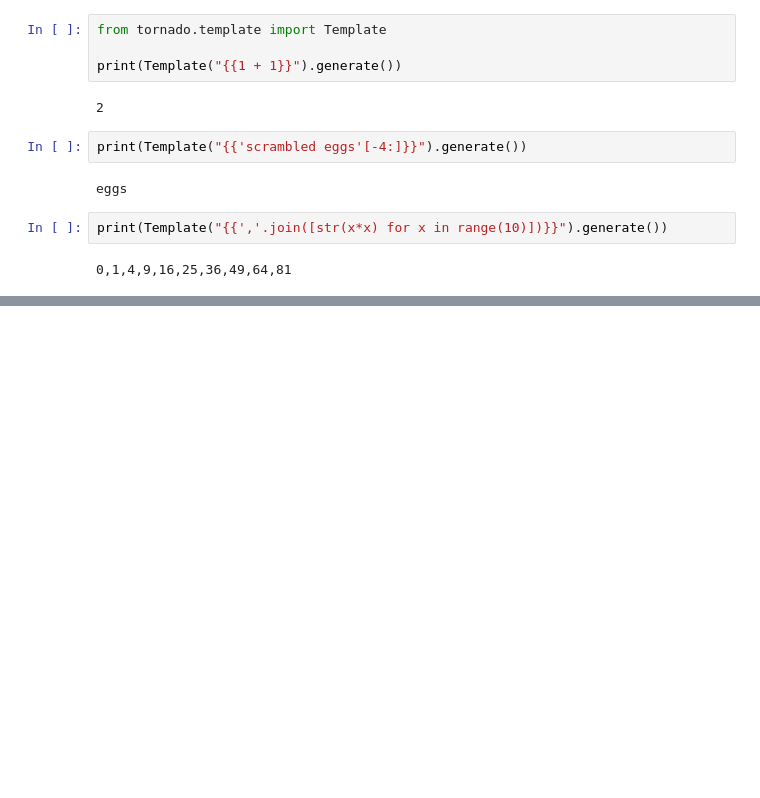
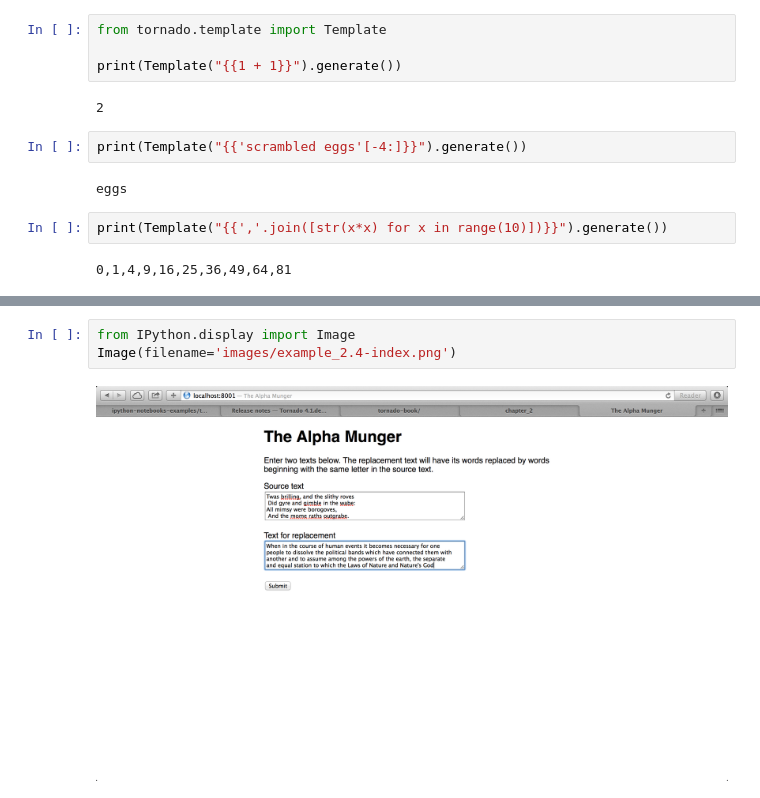
Before and after one commit to secat/ipython-notebooks-examples, a Jupyter notebook: tornado-book/chapter_2.ipynb, the cells around one changed output, grey strips where cells are left out. Saved outputs shown, nothing was run; the diff lists cells and outputs as text; blank space fills up the shorter version.

```diff
--- a/tornado-book/chapter_2.ipynb
+++ b/tornado-book/chapter_2.ipynb
@@ -46,0 +102,5 @@ print(Template("{{','.join([str(x*x) for x in range(10)])}}").generate())
+# %%
+from IPython.display import Image
+Image(filename='images/example_2.4-index.png')
+# %% [output]
+[figure, added]
```
Also changed, not shown: parts of 7 cells of this notebook, 8 other files.
